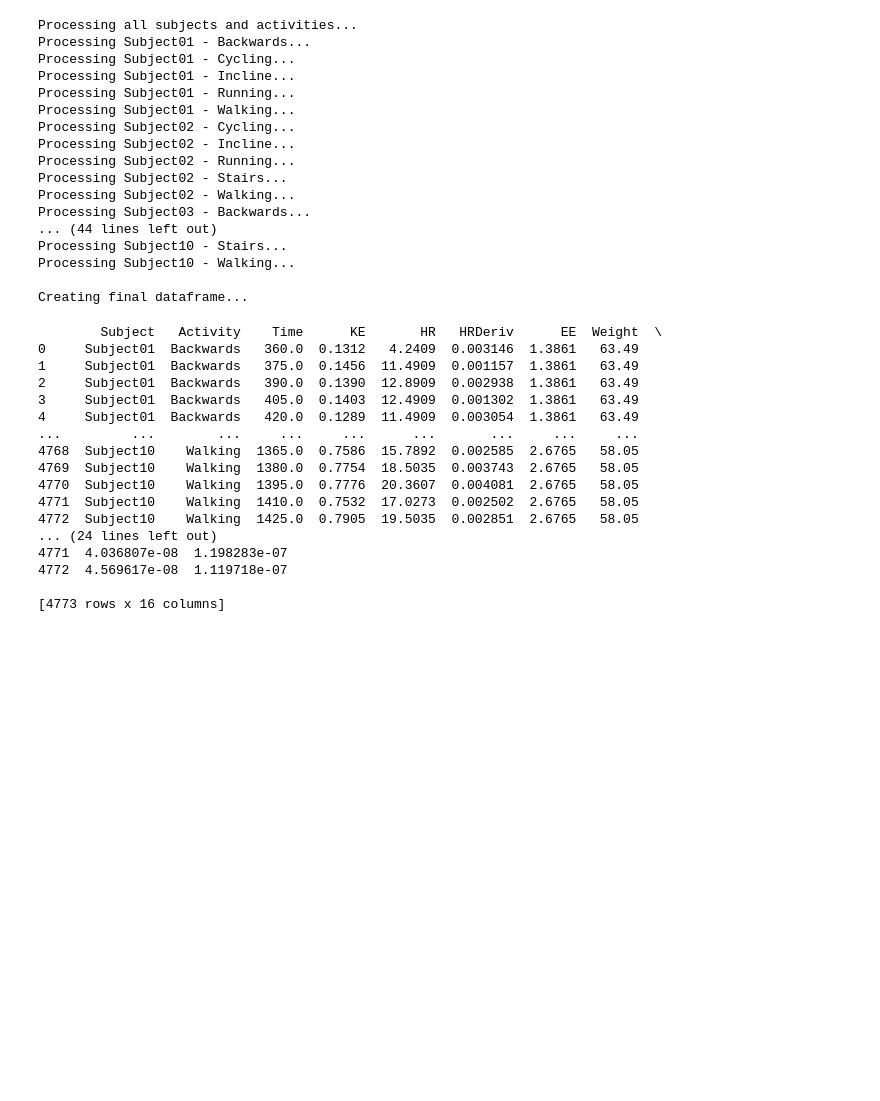
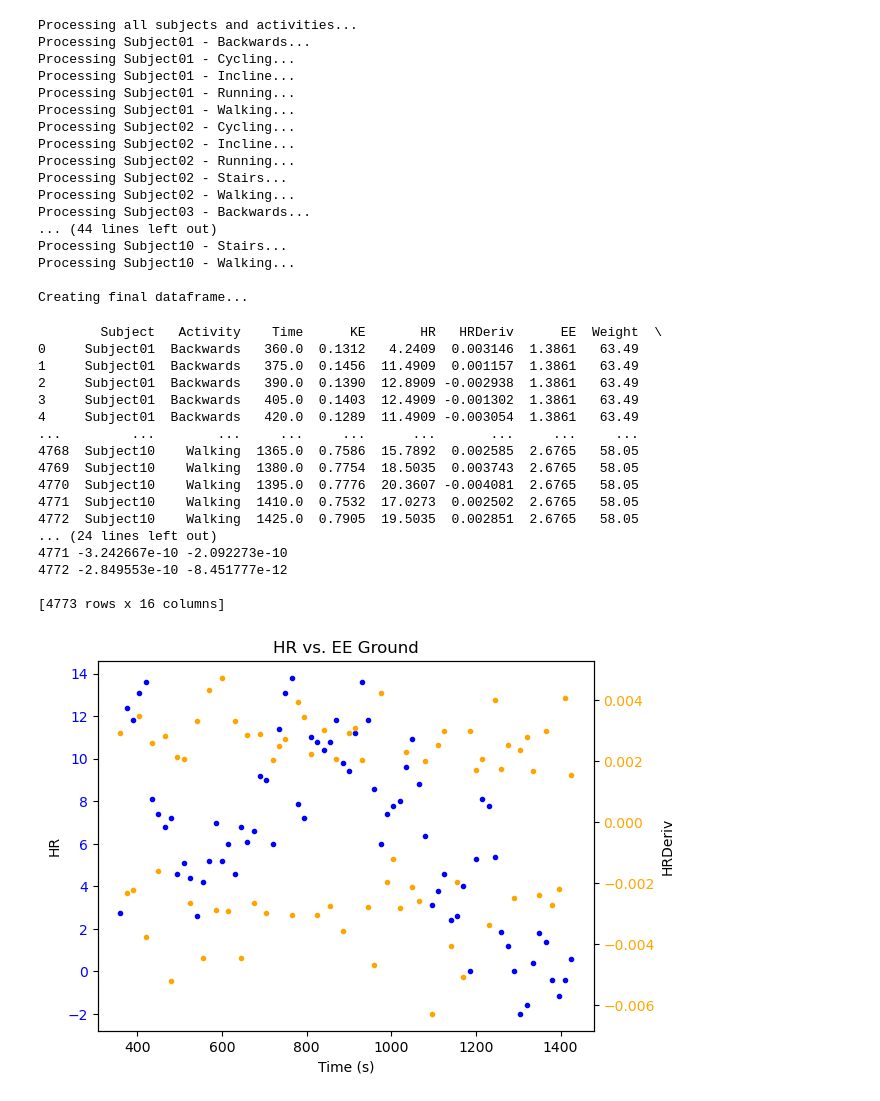
Before and after one commit to katiembutler/MetabolicCost, a Jupyter notebook: dataAnalysis.ipynb, the cells around one changed output. Cells and saved outputs as stored; diff of their text form; code cells hidden in the pictures; blank space fills up the shorter version.

```diff
--- a/dataAnalysis.ipynb
+++ b/dataAnalysis.ipynb
@@ -641,8 +675,10 @@ order_hr = 2
 b_filt_hr, a_filt_hr = signal.butter(order_hr, [low_c_hr, high_c_hr], btype='band')
 
 # RMS function
-def rms(x):
-    return np.sqrt(np.mean(np.square(x)))
+def rms(signal):
+    mag = np.sqrt(np.mean(signal**2))
+    direction = np.sign(np.mean(signal))
+    return direction * mag
 
 subjects = ('Subject01', 'Backwards')
 
@@ -819,7 +855,7 @@ for subject in result.keys():
                 deriv = deriv.flatten()
                 deriv_values_hr.append(deriv.mean())
 
-            row_data['HRDeriv'] = rms(np.array(deriv_values_hr))
+            row_data['HRDeriv'] = (rms(np.array(deriv_values_hr)))
 
             # EMG
             start_idx_emg = int(bin_start_sec * fs_emg)
@@ -841,7 +877,7 @@ for subject in result.keys():
                     deriv = deriv.flatten()
                     deriv_values_in_bin.append(deriv.mean())
 
-                row_data[f'EMG{ch}Deriv'] = rms(np.array(deriv_values_in_bin))
+                row_data[f'EMG{ch}Deriv'] = (np.array(deriv_values_in_bin).mean())
 
             all_rows.append(row_data)
 
@@ -880,20 +916,39 @@ merged_df.to_csv('/Users/katbutler/MetabolicCost/merged.csv', index=False)
         Subject   Activity    Time      KE       HR   HRDeriv      EE  Weight  \
 0     Subject01  Backwards   360.0  0.1312   4.2409  0.003146  1.3861   63.49
 1     Subject01  Backwards   375.0  0.1456  11.4909  0.001157  1.3861   63.49
-2     Subject01  Backwards   390.0  0.1390  12.8909  0.002938  1.3861   63.49
-3     Subject01  Backwards   405.0  0.1403  12.4909  0.001302  1.3861   63.49
-4     Subject01  Backwards   420.0  0.1289  11.4909  0.003054  1.3861   63.49
+2     Subject01  Backwards   390.0  0.1390  12.8909 -0.002938  1.3861   63.49
+3     Subject01  Backwards   405.0  0.1403  12.4909 -0.001302  1.3861   63.49
+4     Subject01  Backwards   420.0  0.1289  11.4909 -0.003054  1.3861   63.49
 ...         ...        ...     ...     ...      ...       ...     ...     ...
 4768  Subject10    Walking  1365.0  0.7586  15.7892  0.002585  2.6765   58.05
 4769  Subject10    Walking  1380.0  0.7754  18.5035  0.003743  2.6765   58.05
-4770  Subject10    Walking  1395.0  0.7776  20.3607  0.004081  2.6765   58.05
+4770  Subject10    Walking  1395.0  0.7776  20.3607 -0.004081  2.6765   58.05
 4771  Subject10    Walking  1410.0  0.7532  17.0273  0.002502  2.6765   58.05
 4772  Subject10    Walking  1425.0  0.7905  19.5035  0.002851  2.6765   58.05
 ... (24 lines left out)
-4771  4.036807e-08  1.198283e-07
-4772  4.569617e-08  1.119718e-07
+4771 -3.242667e-10 -2.092273e-10
+4772 -2.849553e-10 -8.451777e-12
 
 [4773 rows x 16 columns]
+# %%
+subject1Walk = merged_df[(merged_df['Subject'] == 'Subject01') & (merged_df['Activity'] == 'Walking')]
+
+fig, ax1 = plt.subplots()
+ax1.set_xlabel('Time (s)')
+ax1.set_ylabel('HR')
+ax1.plot(subject1Walk['Time'], subject1Walk['HR'],'.',color='blue')
+ax1.tick_params(axis='y', labelcolor='blue')
+
+ax2 = ax1.twinx()
+ax2.set_ylabel('HRDeriv')
+ax2.plot(subject1Walk['Time'],subject1Walk['HRDeriv'],'.', color='orange')
+ax2.tick_params(axis='y', labelcolor='orange')
+
+plt.xlabel('Time (s)')
+plt.title('HR vs. EE Ground')
+plt.show()
+# %% [output]
+[figure, added]
 # %%
 # SVR Linear train 8, test 2 ; MinMaxScaler ; 5 fold subject CV
 # USE THIS ONE - 15 SECONDS
```
Also changed, not shown: parts of 2 cells of this notebook, 3 other files.
